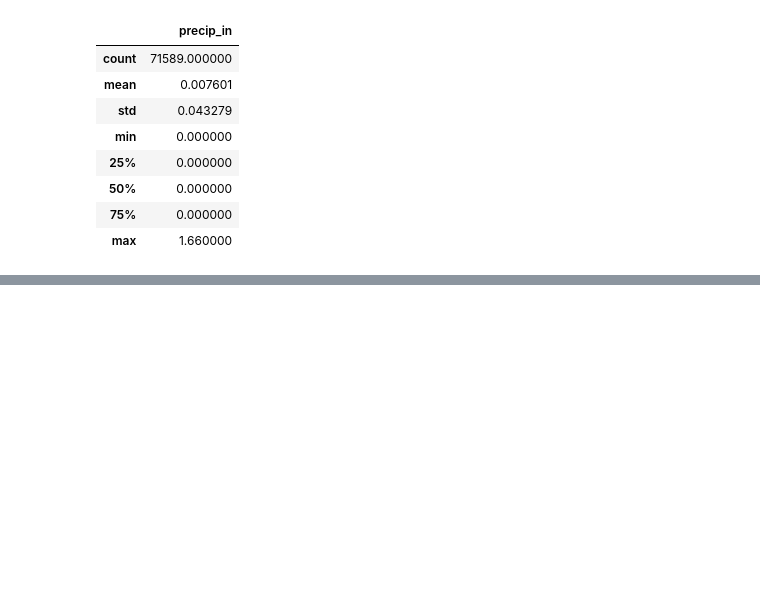
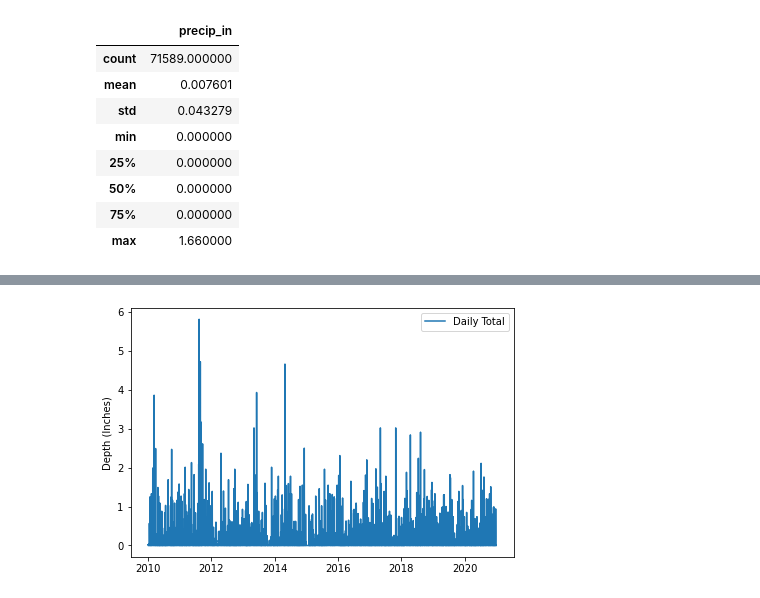
Before and after one commit to datalifenyc/nyc-street-flooding-analysis, a Jupyter notebook: analysis-book/nyc-precip-data.ipynb, the cells around one changed output, grey strips where cells are left out. Cells and saved outputs as stored; diff of their text form; code cells hidden in the pictures; blank space fills up the shorter version.

```diff
--- a/analysis-book/nyc-precip-data.ipynb
+++ b/analysis-book/nyc-precip-data.ipynb
@@ -421,0 +313,5 @@ fig.tight_layout()
+# %%
+# Resample to daily precip max and save as new dataframe
+daily_total = df.set_index('date_time')[['precip_in']].resample('D').sum()
+
+daily_total.describe()
@@ -421,0 +328,12 @@ fig.tight_layout()
+# %%
+fig, ax = plt.subplots(figsize=(6, 4))
+
+sns.lineplot(data=daily_total, legend=False, palette=('tab:blue', ), ax=ax)
+
+ax.legend(labels=['Daily Total'])
+ax.set_xlabel('')
+ax.set_ylabel('Depth (Inches)')
+
+plt.tight_layout()
+# %% [output]
+[figure, added]
```
Also changed, not shown: parts of 37 cells of this notebook.
